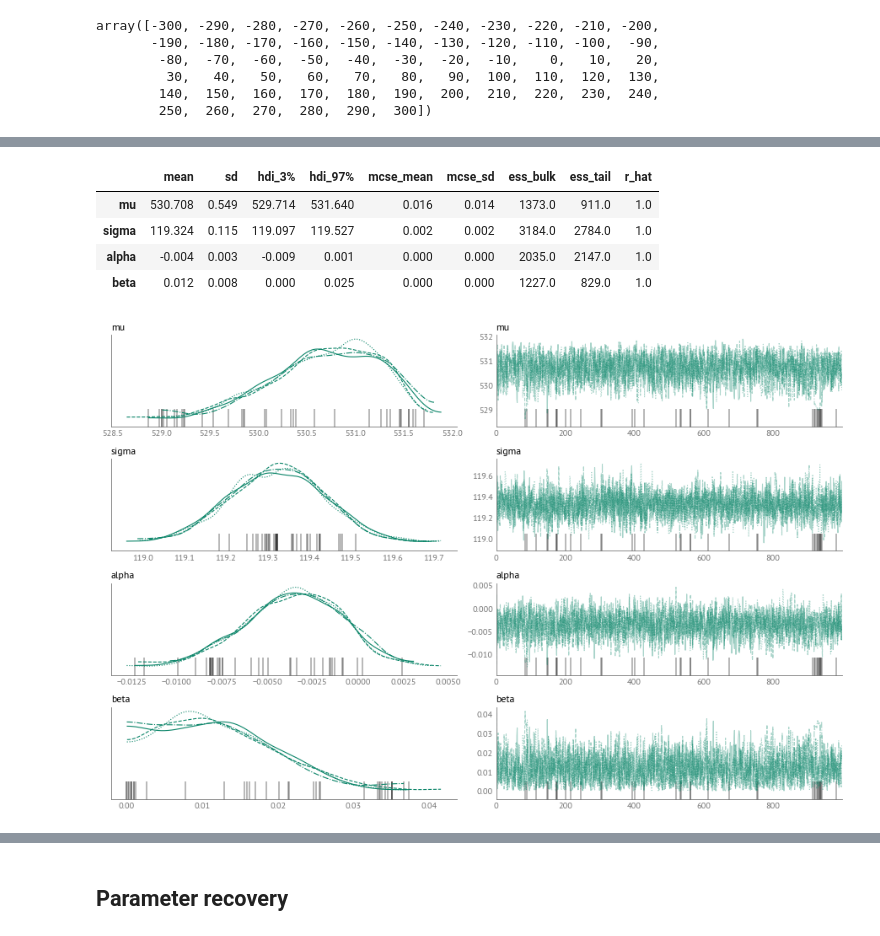
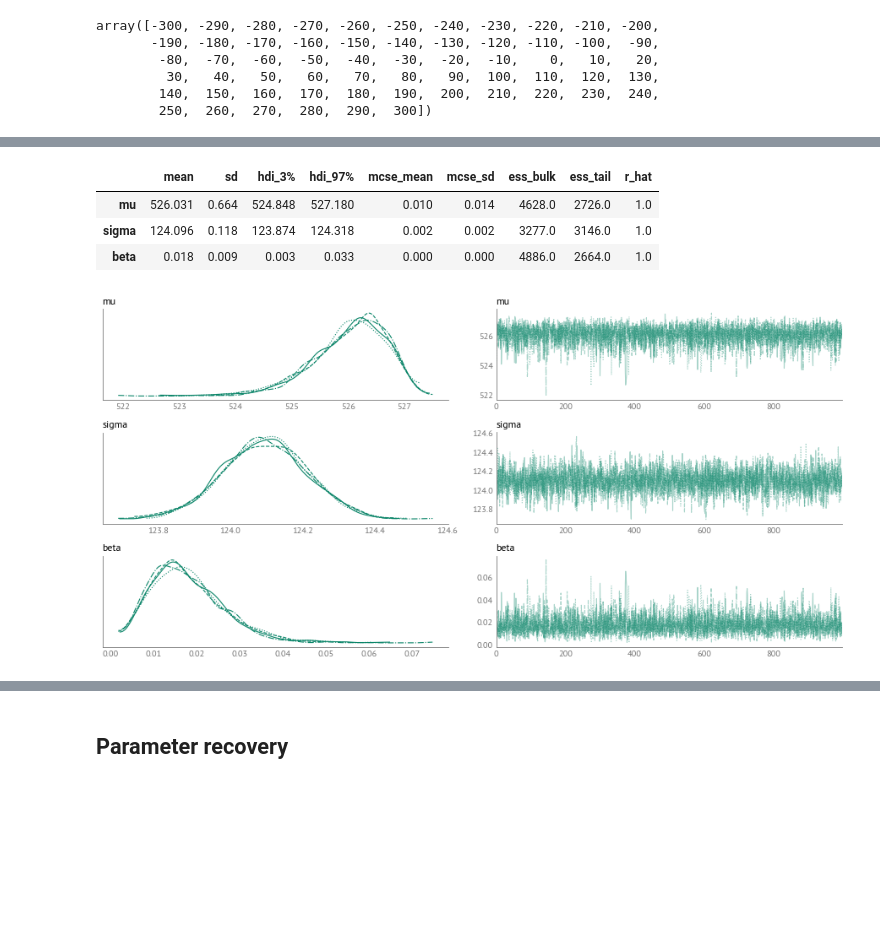
Before and after one commit to AllenDowney/SelectionSAT, a Jupyter notebook: selection_bias.ipynb, the cells around one changed output, grey strips where cells are left out. Cells and saved outputs as stored; diff of their text form; code cells hidden in the pictures; blank space fills up the shorter version.

Commit message:
Removing alpha

```diff
--- a/selection_bias.ipynb
+++ b/selection_bias.ipynb
@@ -268,0 +270,4 @@ N_total, N_test_obs
+# %%
+dist, plot = pz.maxent(pz.Gamma(), lower=0.01, upper=0.1, mass=0.95)
+beta_params = dist.params_dict
+beta_params
@@ -268,0 +277,4 @@ N_total, N_test_obs
+# %%
+dist, plot = pz.maxent(pz.Gamma(), lower=60, upper=140, mass=0.95)
+sigma_params = dist.params_dict
+sigma_params
@@ -271,7 +287,8 @@ def make_model(N_test_obs, counts_obs):
     with pm.Model() as model:
         # Latent population score distribution
         mu = pm.Normal("mu", mu=500, sigma=30)
-        sigma = pm.Gamma("sigma", alpha=20, beta=0.2)
+        sigma = pm.Gamma("sigma", **sigma_params)
+        beta = pm.Gamma("beta", **beta_params)
 
         # Compute population distribution (normalized logpdf)
         logp_vals = pm.logp(pm.Normal.dist(mu=mu, sigma=sigma), full_thetas)
@@ -292,11 +309,7 @@ def make_model(N_test_obs, counts_obs):
         center_pdf = pt.set_subtensor(center_pdf[-1], center_pdf[-1] + right_mass)
 
         # Selection model: logistic function
-        alpha = pm.Normal("alpha", mu=0, sigma=0.1)
-        #beta = pm.Normal("beta", mu=0, sigma=0.01)
-        beta = pm.HalfNormal("beta", sigma=0.01)
-
-        logits = alpha + beta * thetas_centered / 100
+        logits = beta * thetas_scaled
         p_take = pm.Deterministic("p_take", pm.math.sigmoid(logits))
 
         # Test-taker score distribution
@@ -304,9 +317,6 @@ def make_model(N_test_obs, counts_obs):
         prob_test = pm.math.sum(test_unnorm)
         test_pdf = test_unnorm / pm.math.sum(test_unnorm)
 
-        # Binomial likelihood for number of test-takers
-        pm.Binomial("N_test", n=N_total, p=prob_test, observed=N_test_obs)
-
         # Multinomial likelihood for binned scores
         pm.Multinomial("obs_bins", n=N_test_obs, p=test_pdf, observed=counts_obs)
 
@@ -314,7 +335,4 @@ def make_model(N_test_obs, counts_obs):
 # %%
-model = make_model(N_test_obs, counts_obs)
-
 with model:
-    prior = pm.sample_prior_predictive(1000)
-    idata = pm.sample(target_accept=0.9)
+    idata = pm.sample(target_accept=0.95)
 # %% [output]
@@ -329,16 +345,15 @@ There were 37 divergences after tuning. Increase `target_accept` or reparameteri
 # %%
-pm.summary(idata, var_names=['mu', 'sigma', 'alpha', 'beta'])
+pm.summary(idata, var_names=['mu', 'sigma', 'beta'])
 # %% [output]
 |  | mean | sd | hdi_3% | hdi_97% | mcse_mean | mcse_sd | ess_bulk | ess_tail | r_hat |
-| mu | 530.708 | 0.549 | 529.714 | 531.640 | 0.016 | 0.014 | 1373.0 | 911.0 | 1.0 |
-| sigma | 119.324 | 0.115 | 119.097 | 119.527 | 0.002 | 0.002 | 3184.0 | 2784.0 | 1.0 |
-| alpha | -0.004 | 0.003 | -0.009 | 0.001 | 0.000 | 0.000 | 2035.0 | 2147.0 | 1.0 |
-| beta | 0.012 | 0.008 | 0.000 | 0.025 | 0.000 | 0.000 | 1227.0 | 829.0 | 1.0 |
+| mu | 526.031 | 0.664 | 524.848 | 527.180 | 0.010 | 0.014 | 4628.0 | 2726.0 | 1.0 |
+| sigma | 124.096 | 0.118 | 123.874 | 124.318 | 0.002 | 0.002 | 3277.0 | 3146.0 | 1.0 |
+| beta | 0.018 | 0.009 | 0.003 | 0.033 | 0.000 | 0.000 | 4886.0 | 2664.0 | 1.0 |
 # %%
-pm.plot_trace(idata, var_names=['mu', 'sigma', 'alpha', 'beta'])
+pm.plot_trace(idata, var_names=['mu', 'sigma', 'beta'])
 decorate()
 # %% [output]
-[figure, old version]
+[figure, new version]
 # %%
 pm.plot_posterior(idata, var_names=['mu', 'sigma'])
 decorate()
```
Also changed, not shown: parts of 44 cells of this notebook.
